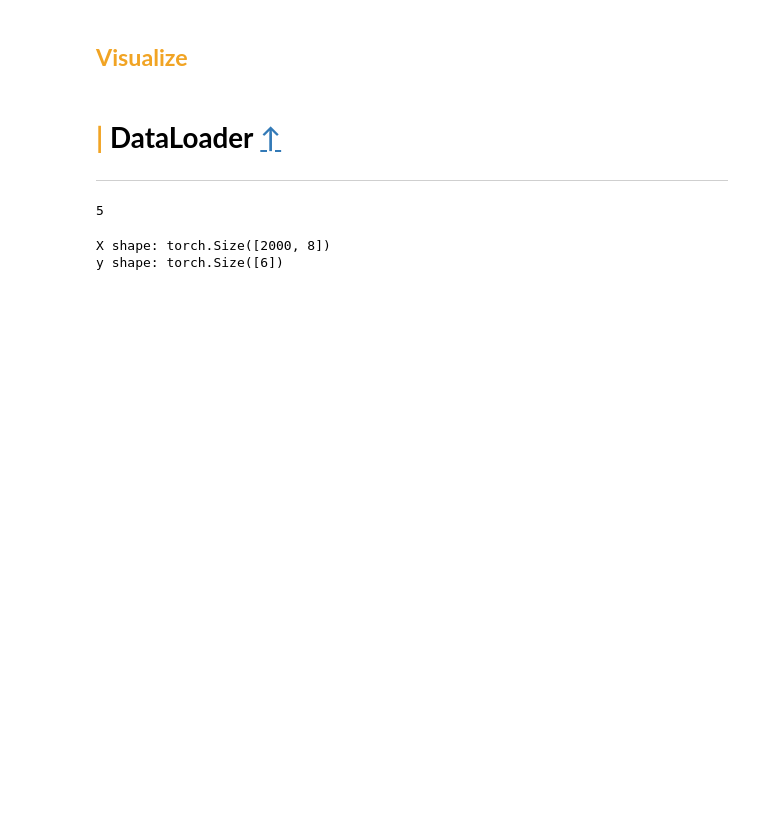
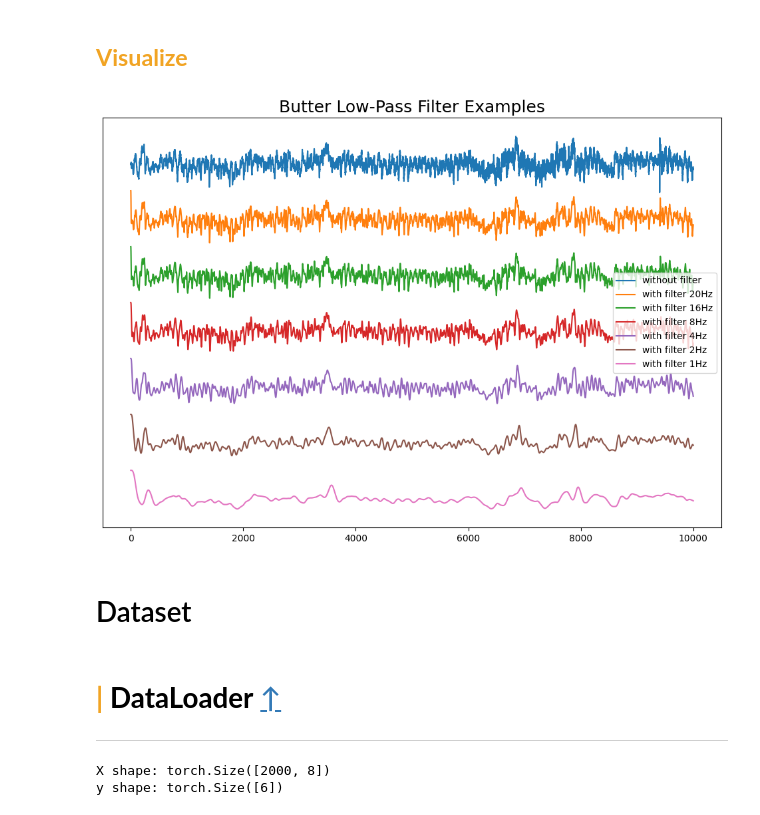
Before and after one commit to TQ07/HMS, a Jupyter notebook: copy-of-pytorch-wavenet-hms.ipynb, the cells around one changed output. Saved outputs shown, nothing was run; the diff lists cells and outputs as text; code cells hidden in the pictures; blank space fills up the shorter version.

Commit message:
Kaggle Notebook | EEG Transformer HMS | Fixed version for eegEncoder

```diff
--- a/copy-of-pytorch-wavenet-hms.ipynb
+++ b/copy-of-pytorch-wavenet-hms.ipynb
@@ -207,2 +247,2 @@ There are 20 raw eeg features
 # %%
-all_eegs = np.load('/kaggle/input/brain-eegs/eegs.npy',allow_pickle=True).item()
+all_eegs = np.load('all_eegs.npy')
@@ -280,7 +317,7 @@ dtype: int64
 # %%
 from scipy.signal import butter, lfilter
 
-def butter_lowpass_filter(data, cutoff_freq: int = 20, sampling_rate: int = 200, order: int = 4):
+def butter_lowpass_filter(data, cutoff_freq: int = 8, sampling_rate: int = 200, order: int = 4):
     nyquist = 0.5 * sampling_rate
     normal_cutoff = cutoff_freq / nyquist
     b, a = butter(order, normal_cutoff, btype='low', analog=False)
@@ -288,6 +325,26 @@ def butter_lowpass_filter(data, cutoff_freq: int = 20, sampling_rate: int = 200,
     return filtered_data
 # %% [markdown]
 ## <b><span style='color:#F1A424'>Visualize</span></b>
+# %%
+frequencies = [1,2,4,8,16,20][::-1] # frequencies in Hz
+x = [all_eegs[eeg_ids[0]][:,0]] # select one EEG feature
+
+for frequency in frequencies:
+    x.append(butter_lowpass_filter(x[0], cutoff_freq=frequency))
+
+plt.figure(figsize=(12,8))
+plt.plot(range(10_000), x[0], label='without filter')
+for k in range(1,len(x)):
+    plt.plot(range(10_000),x[k]-k*(x[0].max()-x[0].min()), label=f'with filter {frequencies[k-1]}Hz')
+
+plt.legend()
+plt.yticks([])
+plt.title('Butter Low-Pass Filter Examples',size=18)
+plt.show()
+# %% [output]
+[figure, added]
+# %% [markdown]
+# Dataset
 # %%
 class CustomDataset(Dataset):
     def __init__(
@@ -356,10 +413,6 @@ class CustomDataset(Dataset):
 # <b><span style='color:#F1A424'>|</span> DataLoader</b><a class='anchor' id='dataloader'></a> [↑](#top)
 
 ***
-# %%
-config.BATCH_SIZE_TRAIN
-# %% [output]
-5
 # %%
 train_dataset = CustomDataset(train_df, config, mode="train")
 train_loader = DataLoader(
```
Also changed, not shown: parts of 37 cells of this notebook.
